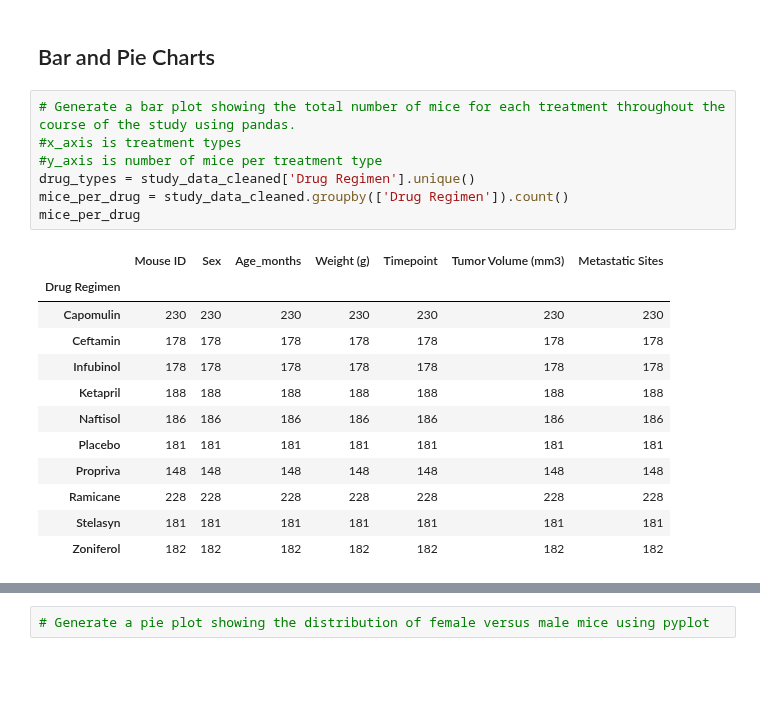
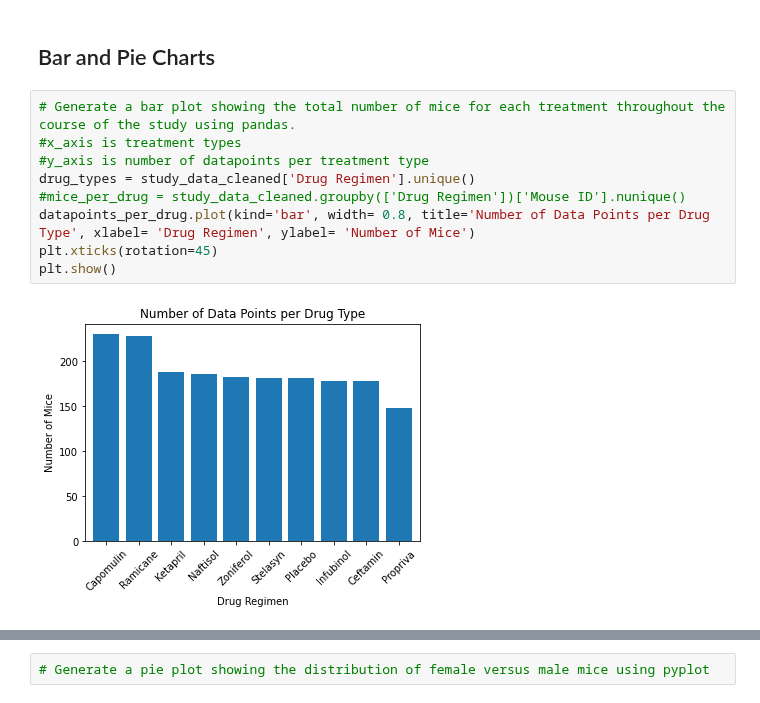
Before and after one commit to rebekahcallkacz/matplotlib-challenge, a Jupyter notebook: Pymaceuticals/main.ipynb, the cells around one changed output, grey strips where cells are left out. Saved outputs shown, nothing was run; the diff lists cells and outputs as text; blank space fills up the shorter version.

Commit message:
create bar graphs of drug type datapoints

```diff
--- a/Pymaceuticals/main.ipynb
+++ b/Pymaceuticals/main.ipynb
@@ -134,22 +134,13 @@ drug_summary
 # %%
 # Generate a bar plot showing the total number of mice for each treatment throughout the course of the study using pandas.
 #x_axis is treatment types
-#y_axis is number of mice per treatment type
+#y_axis is number of datapoints per treatment type
 drug_types = study_data_cleaned['Drug Regimen'].unique()
-mice_per_drug = study_data_cleaned.groupby(['Drug Regimen']).count()
-mice_per_drug
+#mice_per_drug = study_data_cleaned.groupby(['Drug Regimen'])['Mouse ID'].nunique()
+datapoints_per_drug.plot(kind='bar', width= 0.8, title='Number of Data Points per Drug Type', xlabel= 'Drug Regimen', ylabel= 'Number of Mice')
+plt.xticks(rotation=45)
+plt.show()
 # %% [output]
-|  | Mouse ID | Sex | Age_months | Weight (g) | Timepoint | Tumor Volume (mm3) | Metastatic Sites |
-| Drug Regimen |  |  |  |  |  |  |  |
-| Capomulin | 230 | 230 | 230 | 230 | 230 | 230 | 230 |
-| Ceftamin | 178 | 178 | 178 | 178 | 178 | 178 | 178 |
-| Infubinol | 178 | 178 | 178 | 178 | 178 | 178 | 178 |
-| Ketapril | 188 | 188 | 188 | 188 | 188 | 188 | 188 |
-| Naftisol | 186 | 186 | 186 | 186 | 186 | 186 | 186 |
-| Placebo | 181 | 181 | 181 | 181 | 181 | 181 | 181 |
-| Propriva | 148 | 148 | 148 | 148 | 148 | 148 | 148 |
-| Ramicane | 228 | 228 | 228 | 228 | 228 | 228 | 228 |
-| Stelasyn | 181 | 181 | 181 | 181 | 181 | 181 | 181 |
-| Zoniferol | 182 | 182 | 182 | 182 | 182 | 182 | 182 |
+[figure, added]
 # %%
 # Generate a bar plot showing the total number of mice for each treatment throughout the course of the study using pyplot.
```
Also changed, not shown: parts of 2 cells of this notebook.
